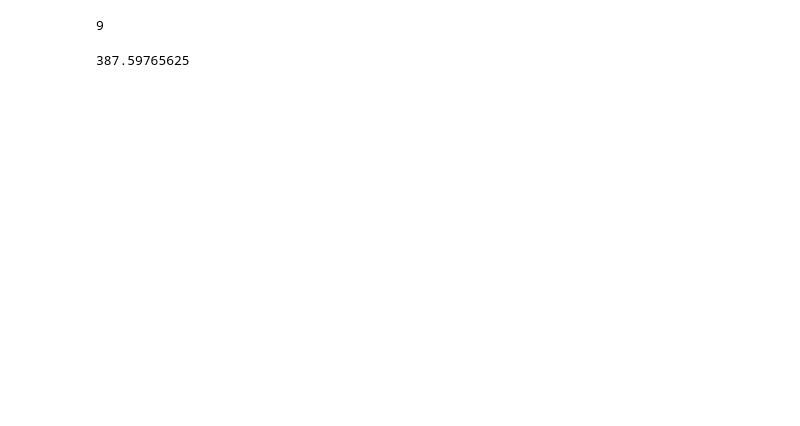
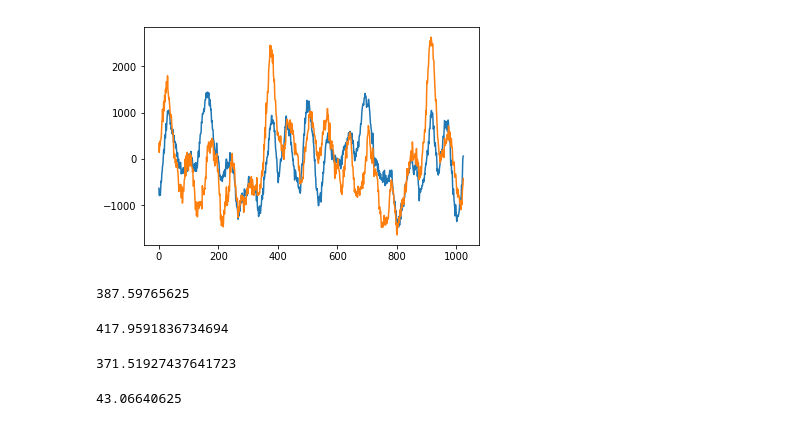
Before and after one commit to liangw6/musical-guacamole, a Jupyter notebook: create_sound.ipynb, the cells around one changed output. Saved outputs shown, nothing was run; the diff lists cells and outputs as text; code cells hidden in the pictures; blank space fills up the shorter version.

```diff
--- a/create_sound.ipynb
+++ b/create_sound.ipynb
@@ -42,9 +42,25 @@ plt.xlim(0, 1024)
 [figure]
-# %%
-np.argmax(np.fft.fft(y[:1024])[:512])
-# %% [output]
-9
+# %%
+combined_0 = channel_0[:44100] + y
+combined_1 = channel_1[:44100] + y
+plt.plot(combined_0[:1024], label='channel 0')
+plt.plot(combined_1[:1024], label='channel 1')
+plt.savefig('after.png')
+# %% [output]
+[figure, added]
 # %%
 9 / 1024 * (44100)
 # %% [output]
 387.59765625
+# %%
+18000 / (44100 / 1024)
+# %% [output]
+417.9591836734694
+# %%
+16000 / (44100 / 1024)
+# %% [output]
+371.51927437641723
+# %%
+44100 / 1024
+# %% [output]
+43.06640625
```
Also changed, not shown: parts of 4 cells of this notebook, 6 other files.
